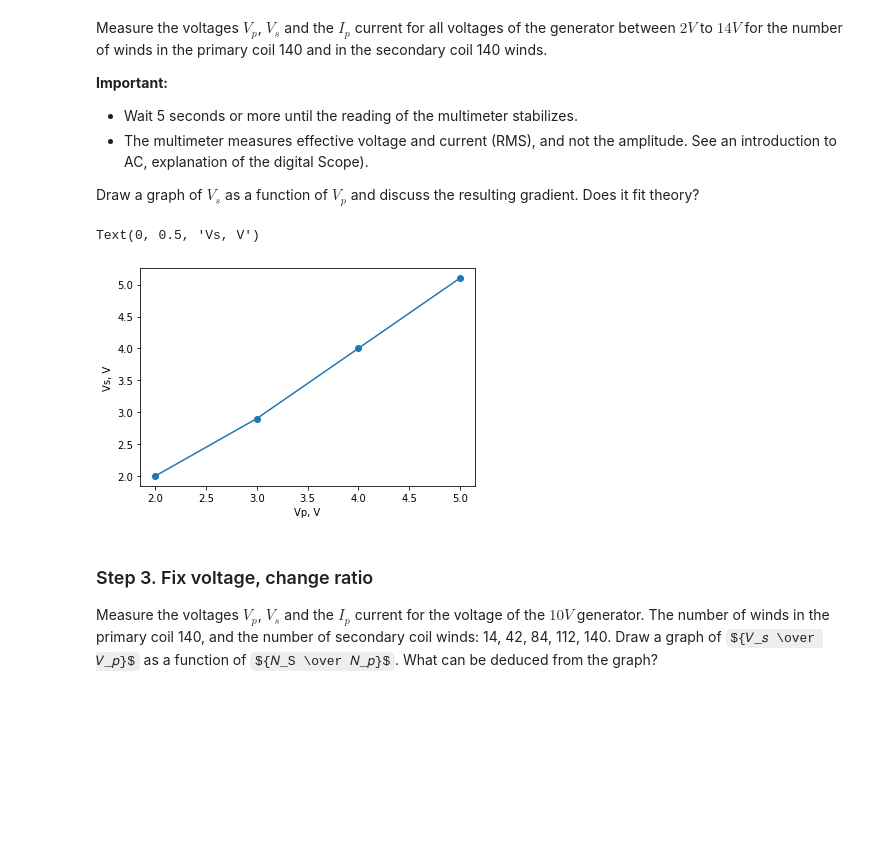
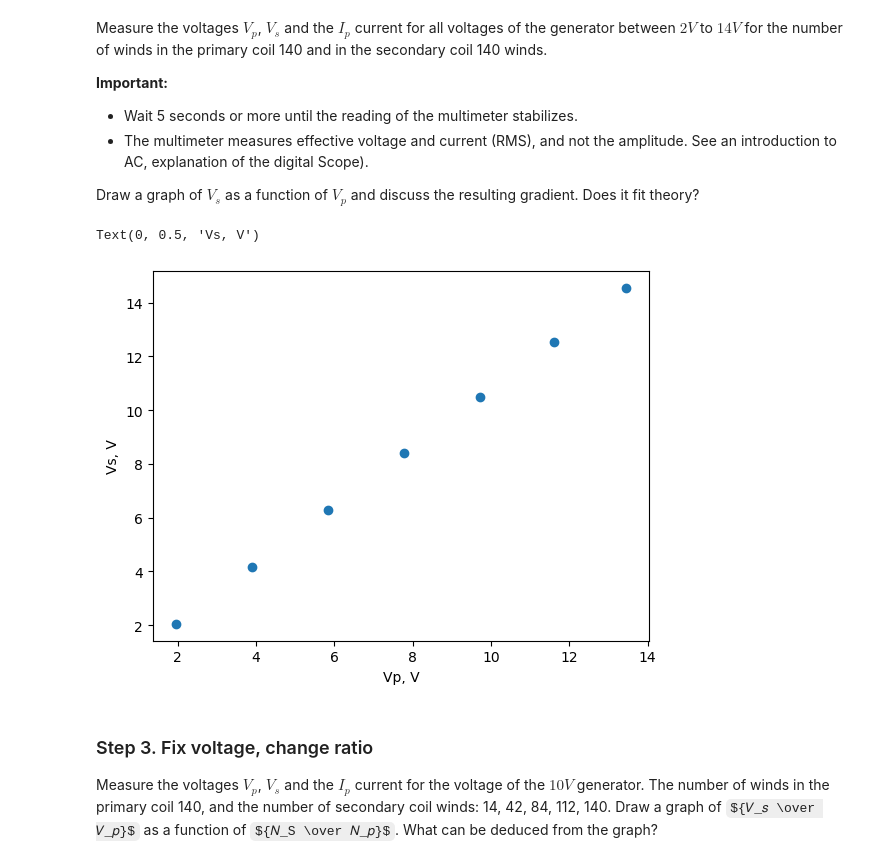
Before and after one commit to evgeny-kolonsky/Lab2_Transformer, a Jupyter notebook: Technion_ph_Transformer_lab.ipynb, the cells around one changed output. Saved outputs shown, nothing was run; the diff lists cells and outputs as text; code cells hidden in the pictures; some formulas as TeX source; blank space fills up the shorter version.

```diff
--- a/Technion_ph_Transformer_lab.ipynb
+++ b/Technion_ph_Transformer_lab.ipynb
@@ -501,20 +501,23 @@ Draw a graph of $𝑉_s$ as a function of $𝑉_𝑝$ and discuss the resulting
 # %%
 # measurements: each line a point Vp, Vs
 measurements = '''
-2 2
-3 2.9
-4 4
-5 5.1
+1.945 2.045
+3.89 4.155
+5.848 6.283
+7.78 8.4
+9.72 10.49
+11.61 12.55
+13.46 14.55
 '''
 data = np.genfromtxt(measurements.splitlines(), dtype=float)
 Vp, Vs = data.T
 
-plt.plot(Vp, Vs, '-o')
+plt.plot(Vp, Vs, 'o')
 plt.xlabel('Vp, V')
 plt.ylabel('Vs, V')
 # %% [output]
 Text(0, 0.5, 'Vs, V')
-[figure, old version]
+[figure, new version]
 # %% [markdown]
 ### Step 3. Fix voltage, change ratio
 
```
Also changed, not shown: parts of 15 cells of this notebook.
